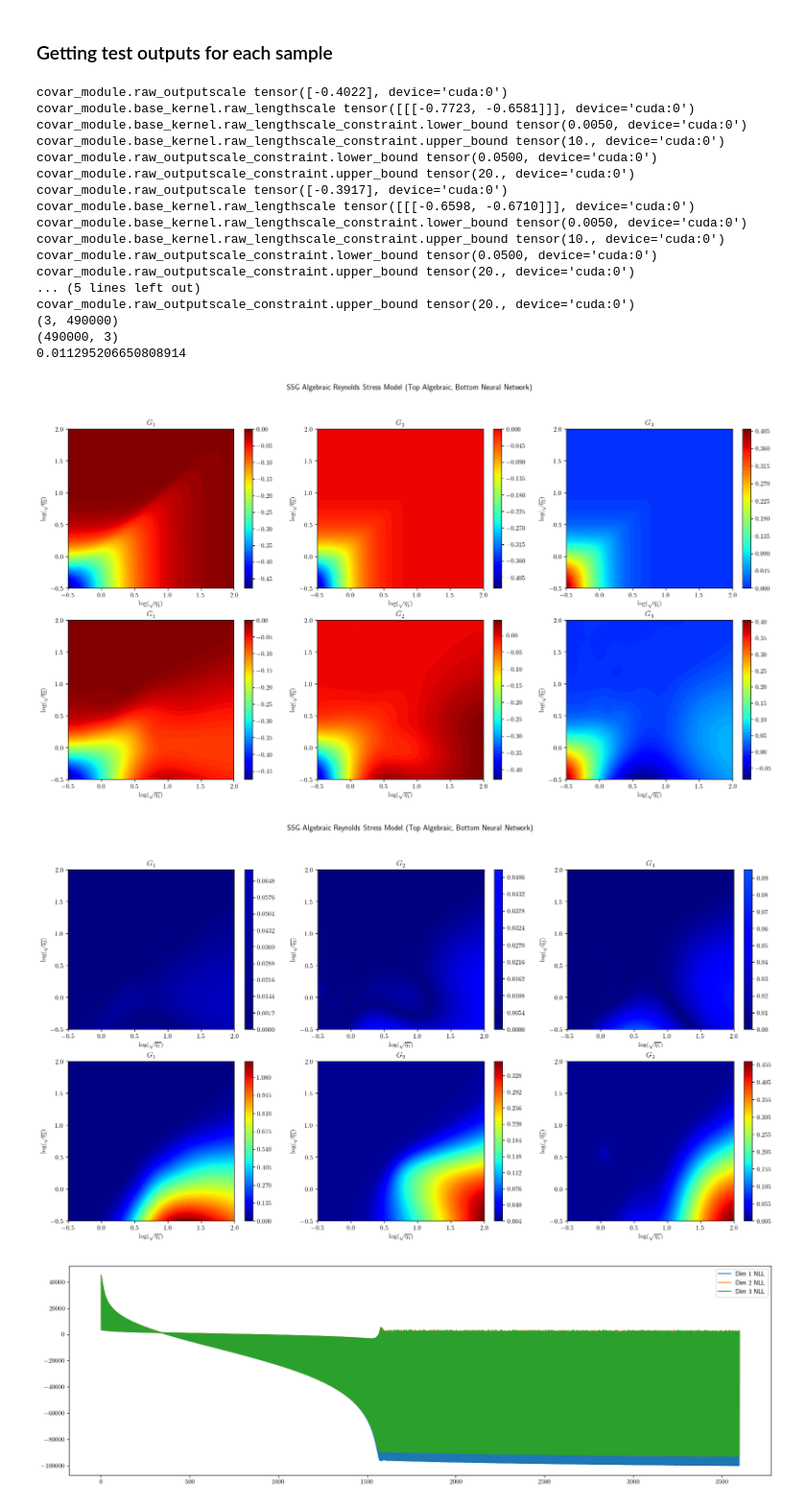
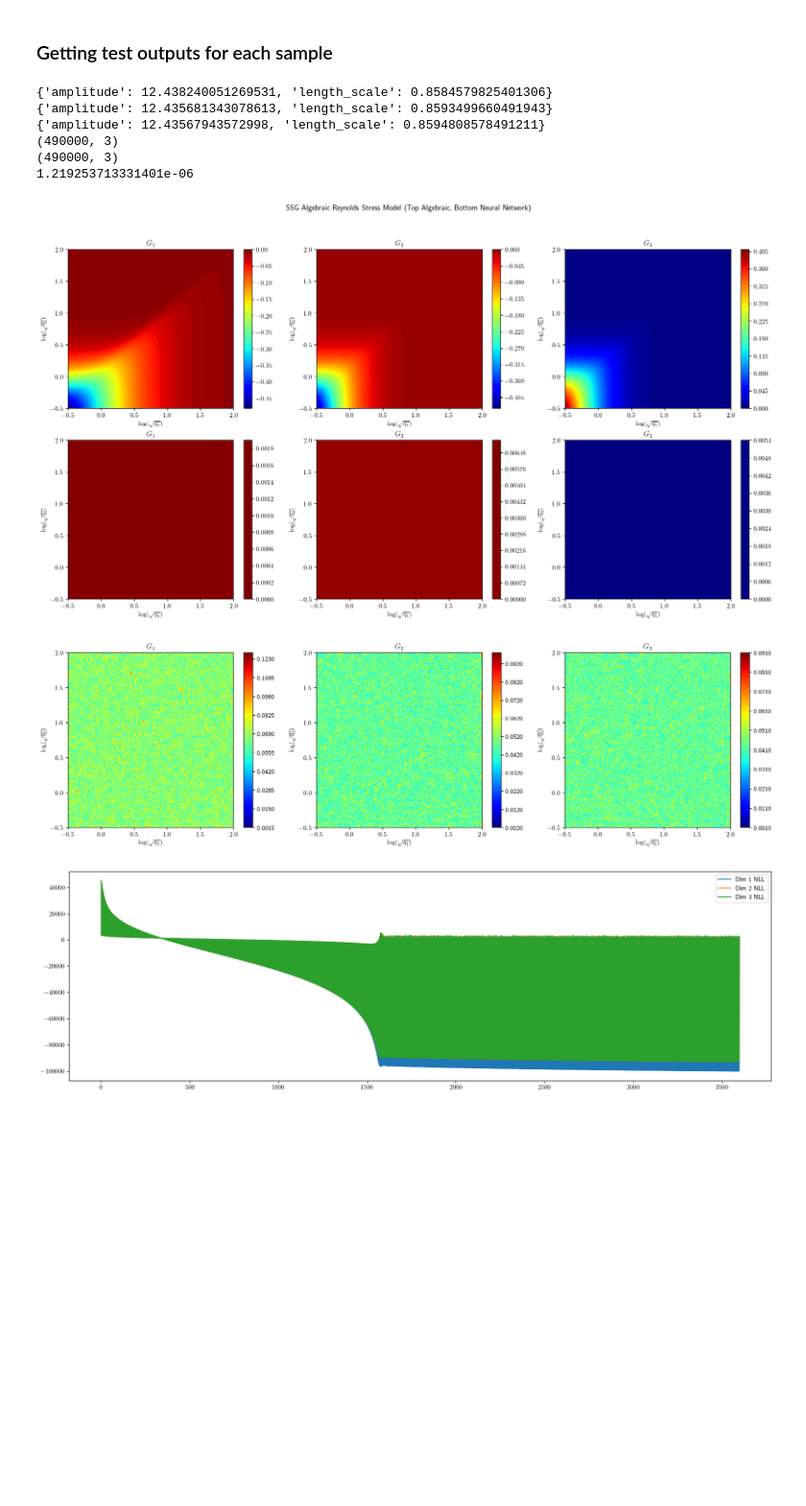
Before and after one commit to Crashprn/UncertaintyQuantification, a Jupyter notebook: Notebooks/GaussianProcess.ipynb, the cells around one changed output. Shown at 96% size. Drawn from its saved outputs; the diff is of its cells as text; code cells hidden in the pictures; blank space fills up the shorter version.

```diff
--- a/Notebooks/GaussianProcess.ipynb
+++ b/Notebooks/GaussianProcess.ipynb
@@ -188,12 +185,12 @@ plot_heat_map_3D(x_grid, y_grid, pred_std.T.reshape(3, dim, dim))
 # %% [markdown]
 ### Getting test outputs for each sample
 # %%
-data_dir = "../data/GP/GP_TEST/D_GT_0/"
-save_prefix = "D_GT_0"
+data_dir = "../data/GP/Aleatoric/Regular/GP1/"
+save_prefix = "Regular_Alea"
 #data_dir = "../data/GP/GP_Full/"
 #save_prefix = "Regular"
 
-gpytorch = True
+gpytorch = False
 merge_dim = 0 if gpytorch else 1
 
 #data_dir = "../data/GP/"
@@ -222,52 +219,41 @@ for i in range(3):
 preds = np.concatenate(preds, axis=merge_dim)
 stds = np.concatenate(stds, axis=1)
 
 print(preds.shape)
 print(stds.shape)
 
-np.savetxt(data_dir + save_prefix + "_Pred_Mean.csv", preds.T, delimiter=",")
+np.savetxt(data_dir + save_prefix + "_Pred_Mean.csv", preds, delimiter=",")
 np.savetxt(data_dir + save_prefix + "_Pred_Std.csv", stds, delimiter=",")
 
 dim = 700
 x_grid, y_grid = np.meshgrid(np.linspace(*log, dim),np.linspace(*log, dim))
 eta1 = (10**x_grid.flatten())**2
 eta2 = (10**y_grid.flatten())**2
 
 gen = TurbulenceClosureDataGenerator(model="SSG", type='torch')
 etas, G_s = gen(eta1, eta2)
 
 if gpytorch:
     print(np.mean(np.abs(G_s.T - preds)))
 
     plot_heat_map_compare(x_grid, y_grid, G_s.T.reshape(3, dim, dim), preds.reshape(3, dim, dim))
 
     plot_heat_map_compare(x_grid, y_grid, np.abs(preds.reshape(3, dim, dim) - G_s.T.reshape(3, dim, dim)), stds.T.reshape(3, dim, dim))
 else:
     print(np.mean(np.abs(G_s - preds)))
 
     plot_heat_map_compare(x_grid, y_grid, G_s.T.reshape(3, dim, dim), np.abs(preds.T.reshape(3, dim, dim) - G_s.T.reshape(3, dim, dim)))
 
     plot_heat_map_3D(x_grid, y_grid, stds.T.reshape(3, dim, dim))
 # %% [output]
-covar_module.raw_outputscale tensor([-0.4022], device='cuda:0')
-covar_module.base_kernel.raw_lengthscale tensor([[[-0.7723, -0.6581]]], device='cuda:0')
-covar_module.base_kernel.raw_lengthscale_constraint.lower_bound tensor(0.0050, device='cuda:0')
-covar_module.base_kernel.raw_lengthscale_constraint.upper_bound tensor(10., device='cuda:0')
-covar_module.raw_outputscale_constraint.lower_bound tensor(0.0500, device='cuda:0')
-covar_module.raw_outputscale_constraint.upper_bound tensor(20., device='cuda:0')
-covar_module.raw_outputscale tensor([-0.3917], device='cuda:0')
-covar_module.base_kernel.raw_lengthscale tensor([[[-0.6598, -0.6710]]], device='cuda:0')
-covar_module.base_kernel.raw_lengthscale_constraint.lower_bound tensor(0.0050, device='cuda:0')
-covar_module.base_kernel.raw_lengthscale_constraint.upper_bound tensor(10., device='cuda:0')
-covar_module.raw_outputscale_constraint.lower_bound tensor(0.0500, device='cuda:0')
-covar_module.raw_outputscale_constraint.upper_bound tensor(20., device='cuda:0')
-... (5 lines left out)
-covar_module.raw_outputscale_constraint.upper_bound tensor(20., device='cuda:0')
-(3, 490000)
+{'amplitude': 12.438240051269531, 'length_scale': 0.8584579825401306}
+{'amplitude': 12.435681343078613, 'length_scale': 0.8593499660491943}
+{'amplitude': 12.43567943572998, 'length_scale': 0.8594808578491211}
 (490000, 3)
-0.011295206650808914
+(490000, 3)
+1.219253713331401e-06
-[figure, old version]
+[figure, new version]
-[figure, old version]
+[figure, new version]
 # %%
 plt_1 = plt.figure(figsize=(20, 6))
 plt.plot(np.arange(len(histories[0])), histories[0], label="Dim 1 NLL")
```
Also changed, not shown: parts of 4 cells of this notebook, 6 other files.
